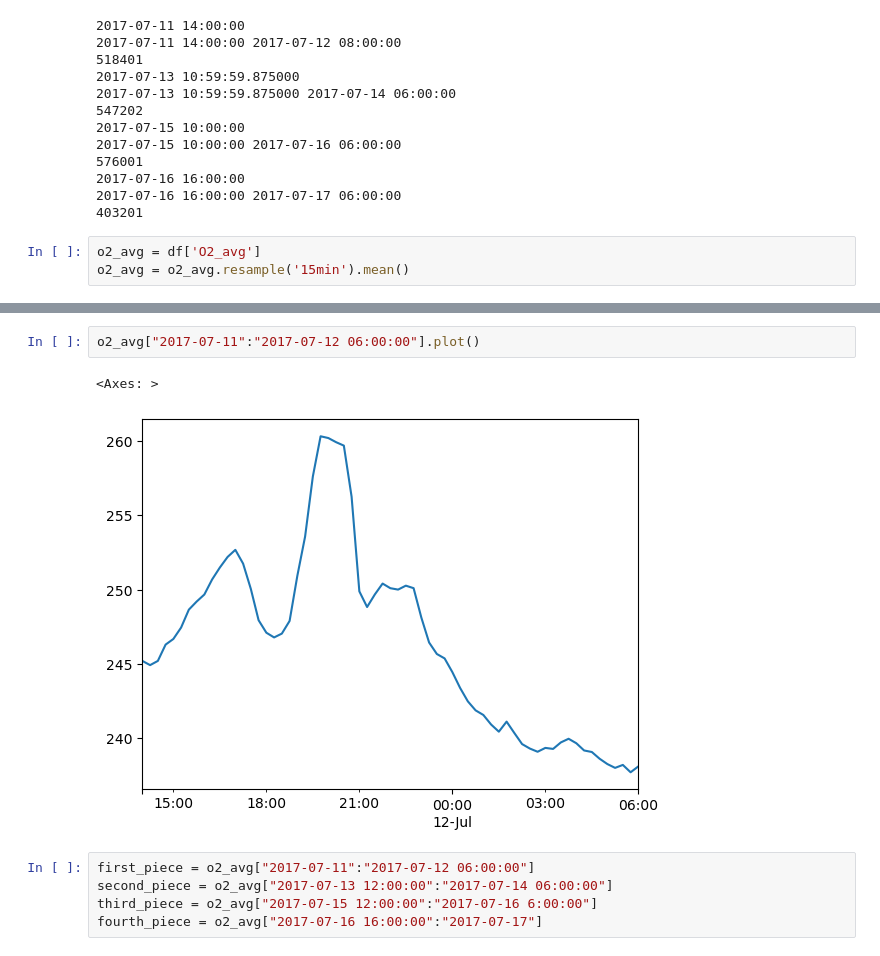
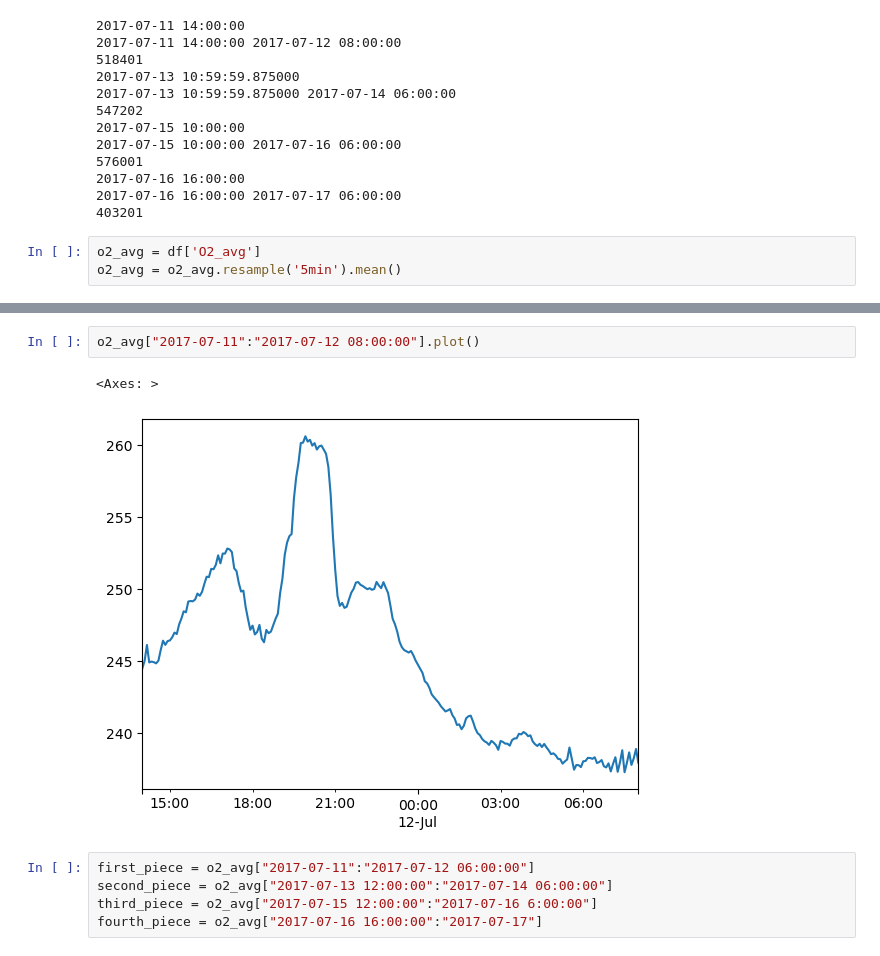
Before and after one commit to rzv09/smores_proj, a Jupyter notebook: src/analysis.ipynb, the cells around one changed output, grey strips where cells are left out. Saved outputs shown, nothing was run; the diff lists cells and outputs as text.

```diff
--- a/src/analysis.ipynb
+++ b/src/analysis.ipynb
@@ -122,7 +122,7 @@ df.index = complete_index
 403201
 # %%
 o2_avg = df['O2_avg']
-o2_avg = o2_avg.resample('15min').mean()
+o2_avg = o2_avg.resample('5min').mean()
 # %%
 fig, axes = plt.subplots(2, 2, figsize=(12, 8))
 axes[0,0].plot(o2_avg["2017-07-11":"2017-07-12"])
@@ -135,8 +135,8 @@ plt.show()
 # %%
-o2_avg["2017-07-11":"2017-07-12 06:00:00"].plot()
+o2_avg["2017-07-11":"2017-07-12 08:00:00"].plot()
 # %% [output]
 <Axes: >
-[figure, old version]
+[figure, new version]
 # %%
 first_piece = o2_avg["2017-07-11":"2017-07-12 06:00:00"]
 second_piece = o2_avg["2017-07-13 12:00:00":"2017-07-14 06:00:00"]
```
Also changed, not shown: parts of 3 cells of this notebook, 5 other files.
